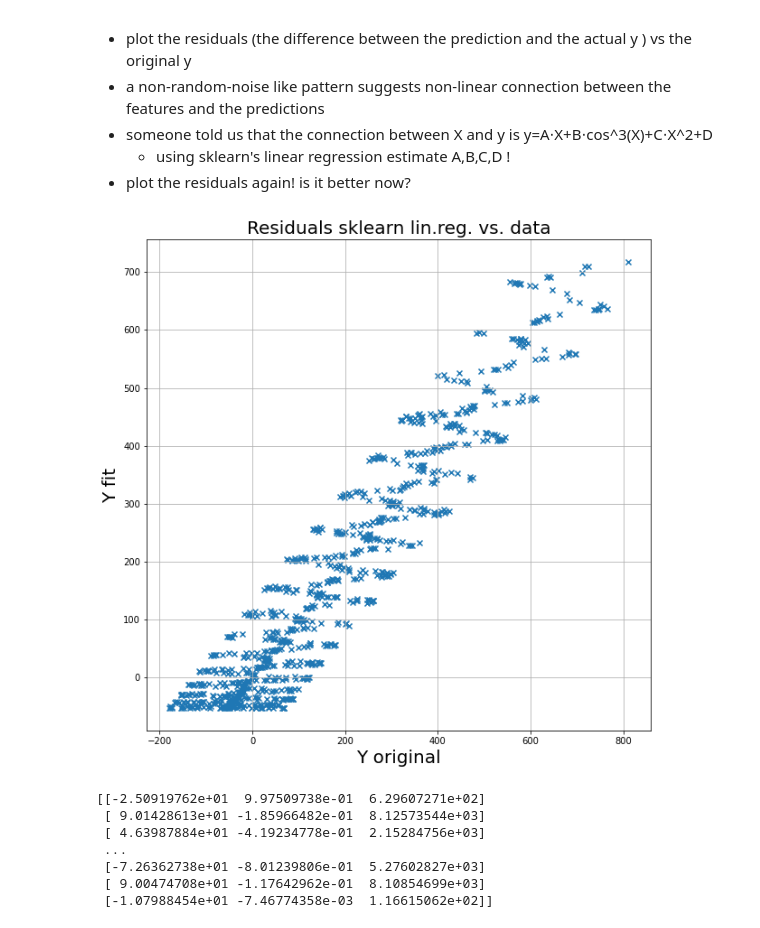
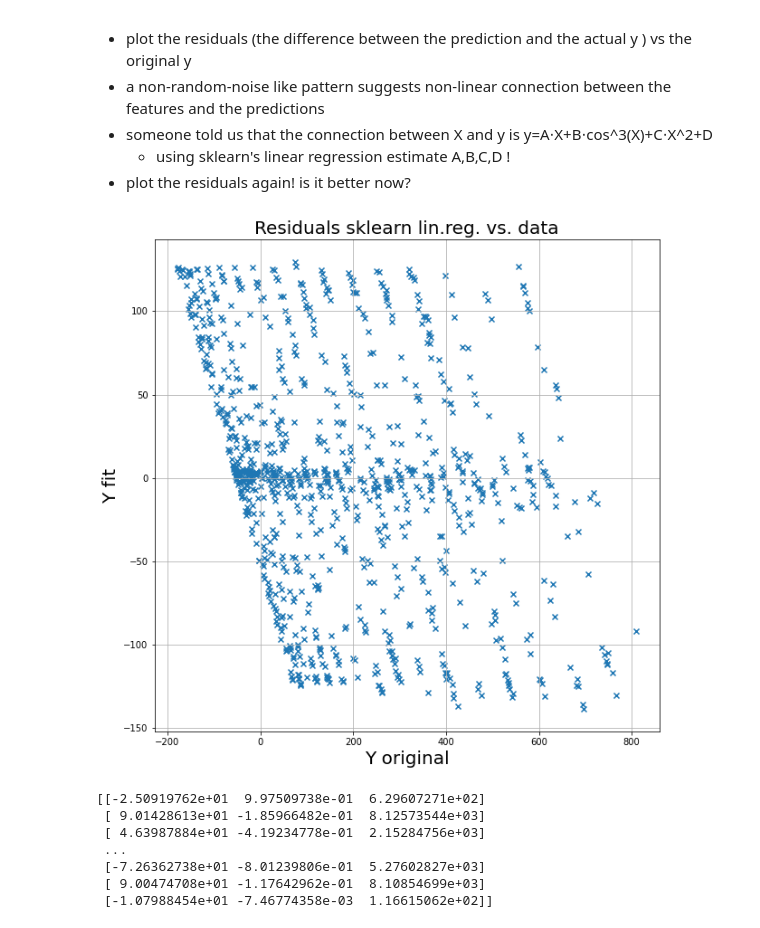
Before and after one commit to barnabasp/ML_Course, a Jupyter notebook: 4/hw_4_raw.ipynb, the cells around one changed output. Saved outputs shown, nothing was run; the diff lists cells and outputs as text; code cells hidden in the pictures.

```diff
--- a/4/hw_4_raw.ipynb
+++ b/4/hw_4_raw.ipynb
@@ -80,13 +80,13 @@ plt.grid(True)
 * plot the residuals again! is it better now?
 # %%
 plt.figure(figsize=(10,10))
-plt.scatter(y,y_1, marker='x')
+plt.scatter(y,y_1-y, marker='x')
 plt.xlabel('Y original',fontsize=20)
 plt.ylabel('Y fit',fontsize=20)
 plt.title('Residuals sklearn lin.reg. vs. data', fontsize=20)
 plt.grid(True)
 # %% [output]
-[figure, old version]
+[figure, new version]
 # %%
 dat_2 = np.array((X**1,np.cos(X)**3,X**2)) #no need to add w_0 because we can get it from .intercept_ later
 reg_2 = LinearRegression().fit(dat_2.T,y) #regression based on the data that someone told us suspiciously
```
Also changed, not shown: parts of 3 cells of this notebook, 1 other file.
